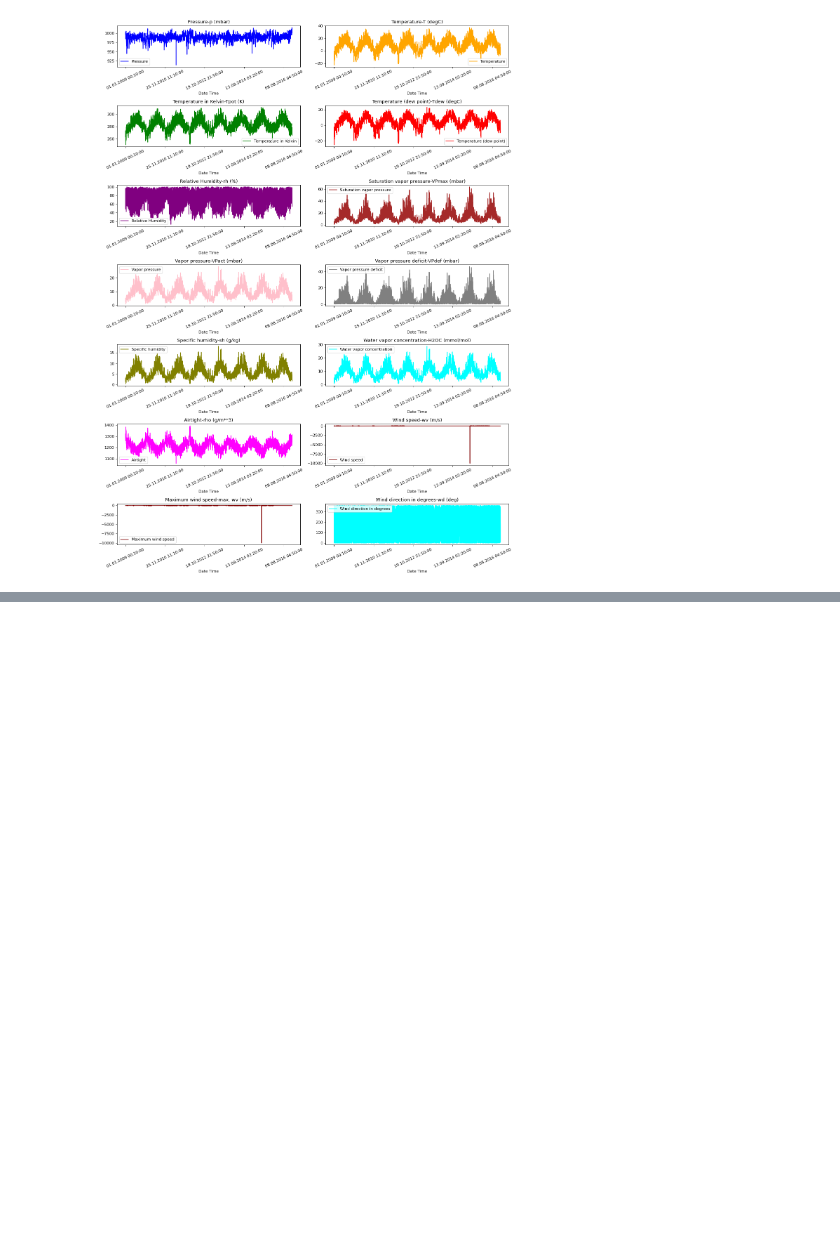
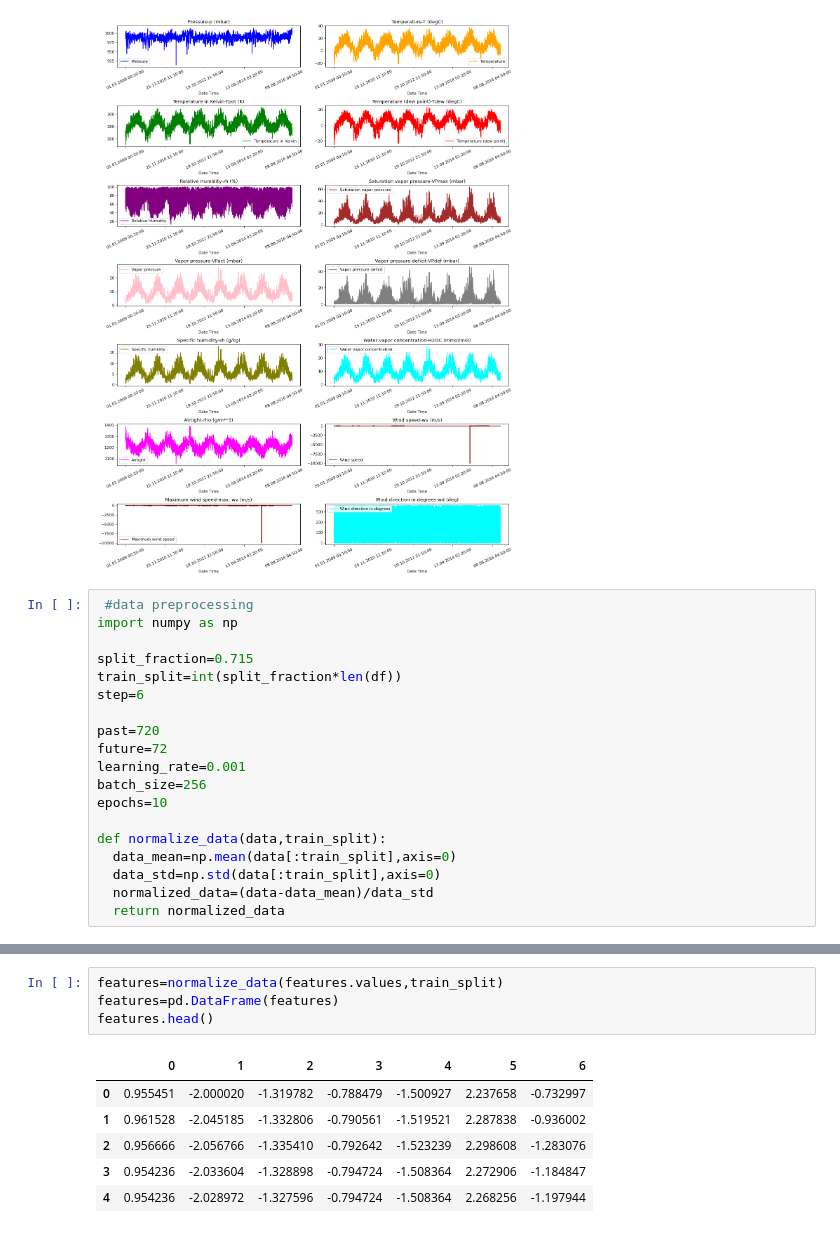
Before and after one commit to sandhrabijoy/Pytorch-and-ML-learning, a Jupyter notebook: Weather_Prediction_in_Time_Series.ipynb, the cells around one changed output, grey strips where cells are left out. Cells and saved outputs as stored; diff of their text form; blank space fills up the shorter version.

Commit message:
Data Preprocessing

```diff
--- a/Weather_Prediction_in_Time_Series.ipynb
+++ b/Weather_Prediction_in_Time_Series.ipynb
@@ -60,3 +60,22 @@ def show_raw_visualization(data):
 show_raw_visualization(df)
 # %% [output]
 [figure]
+# %%
+ #data preprocessing
+import numpy as np
+
+split_fraction=0.715
+train_split=int(split_fraction*len(df))
+step=6
+
+past=720
+future=72
+learning_rate=0.001
+batch_size=256
+epochs=10
+
+def normalize_data(data,train_split):
+  data_mean=np.mean(data[:train_split],axis=0)
+  data_std=np.std(data[:train_split],axis=0)
+  normalized_data=(data-data_mean)/data_std
+  return normalized_data
@@ -62,0 +100,11 @@ show_raw_visualization(df)
+# %%
+features=normalize_data(features.values,train_split)
+features=pd.DataFrame(features)
+features.head()
+# %% [output]
+|  | 0 | 1 | 2 | 3 | 4 | 5 | 6 |
+| 0 | 0.955451 | -2.000020 | -1.319782 | -0.788479 | -1.500927 | 2.237658 | -0.732997 |
+| 1 | 0.961528 | -2.045185 | -1.332806 | -0.790561 | -1.519521 | 2.287838 | -0.936002 |
+| 2 | 0.956666 | -2.056766 | -1.335410 | -0.792642 | -1.523239 | 2.298608 | -1.283076 |
+| 3 | 0.954236 | -2.033604 | -1.328898 | -0.794724 | -1.508364 | 2.272906 | -1.184847 |
+| 4 | 0.954236 | -2.028972 | -1.327596 | -0.794724 | -1.508364 | 2.268256 | -1.197944 |
```
Also changed, not shown: parts of 2 cells of this notebook.
